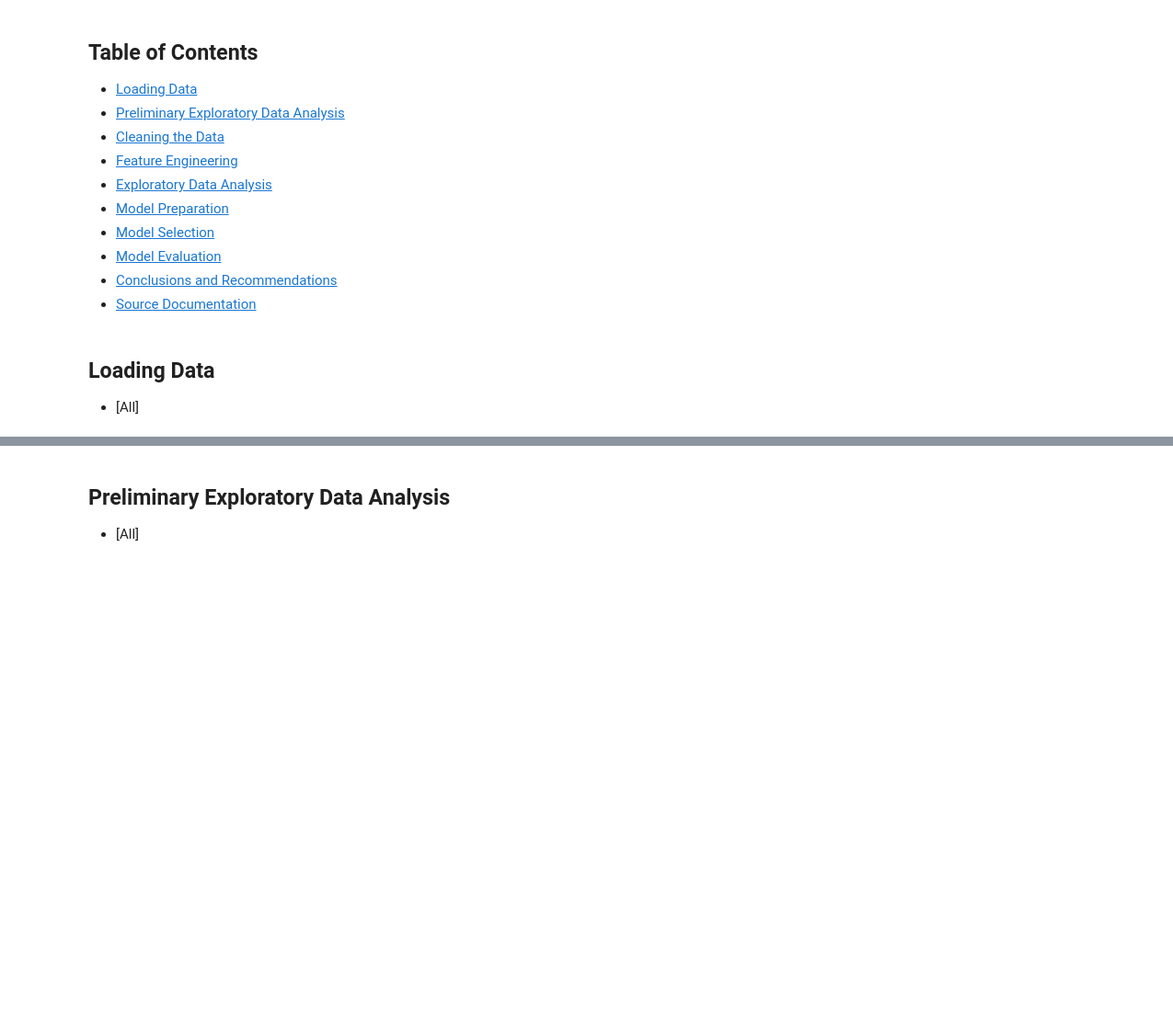
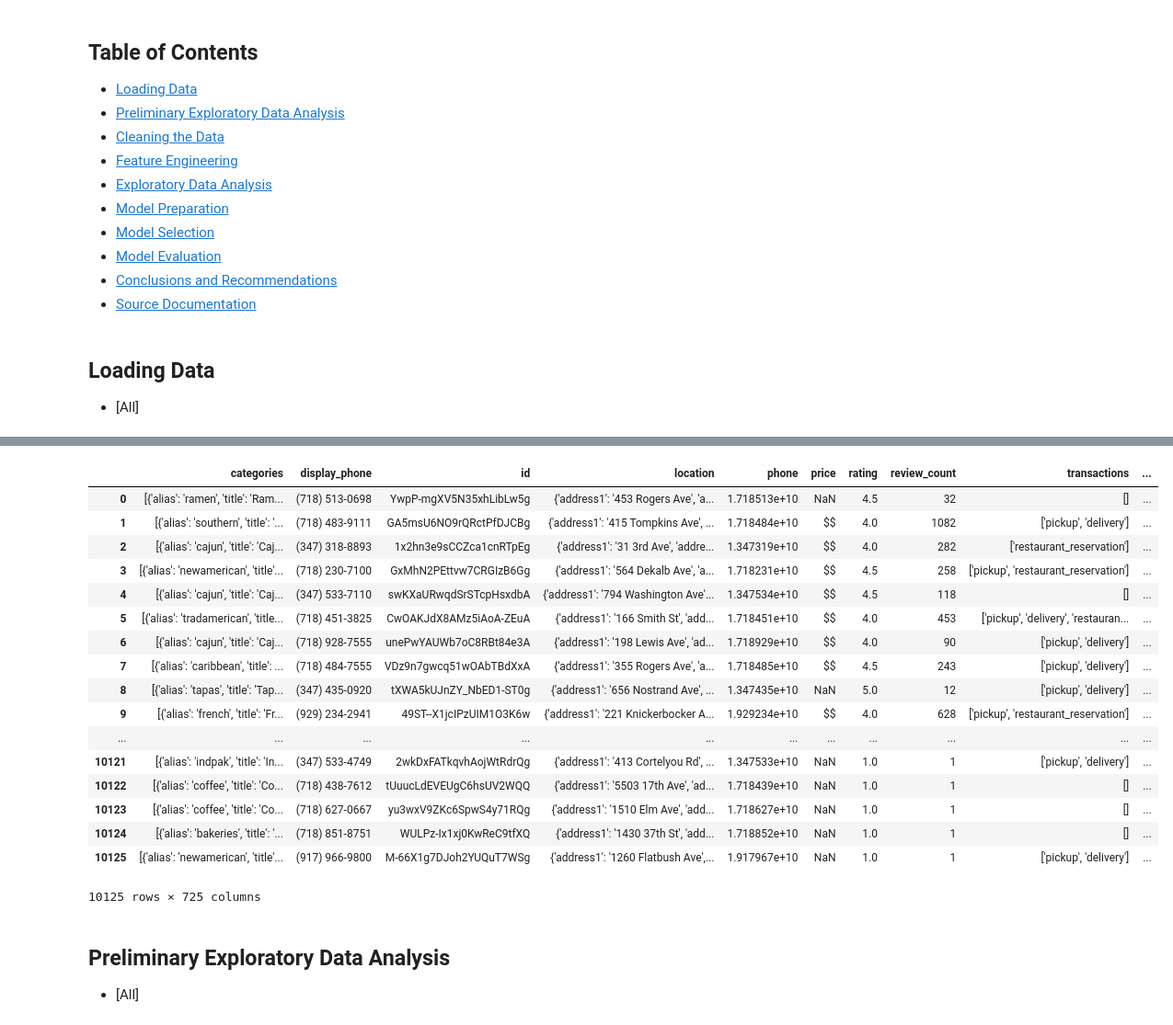
Before and after one commit to Shaddyjr/predicting_affluence_using_yelp, a Jupyter notebook: client_project_notebook.ipynb, the cells around one changed output, grey strips where cells are left out. Shown at 92% size. Saved outputs shown, nothing was run; the diff lists cells and outputs as text; code cells hidden in the pictures; blank space fills up the shorter version.

Commit message:
added EDA on dataframe

```diff
--- a/client_project_notebook.ipynb
+++ b/client_project_notebook.ipynb
@@ -50,3 +96,32 @@ df.head()
+# %%
+cateories_to_merge = category.drop(columns = ['first_category', 'second_category', 'third_category', 'fourth_category'])
+# %%
+nyc = pd.merge(left = nyc, right = cateories_to_merge, left_index = True, right_index = True)
+# %%
+nyc.drop(columns = ['alias', 'coordinates', 'distance', 'image_url', 'is_closed', 'name','url'], inplace = True)
+# %%
+nyc = pd.get_dummies(nyc, columns = ['first_category_alias', 'second_category_alias','third_category_alias'])
+# %%
+nyc
+# %% [output]
+|  | categories | display_phone | id | location | phone | price | rating | review_count | transactions | ... |
+| 0 | [{'alias': 'ramen', 'title': 'Ram... | (718) 513-0698 | YwpP-mgXV5N35xhLibLw5g | {'address1': '453 Rogers Ave', 'a... | 1.718513e+10 | NaN | 4.5 | 32 | [] | ... |
+| 1 | [{'alias': 'southern', 'title': '... | (718) 483-9111 | GA5msU6NO9rQRctPfDJCBg | {'address1': '415 Tompkins Ave', ... | 1.718484e+10 | $$ | 4.0 | 1082 | ['pickup', 'delivery'] | ... |
+| 2 | [{'alias': 'cajun', 'title': 'Caj... | (347) 318-8893 | 1x2hn3e9sCCZca1cnRTpEg | {'address1': '31 3rd Ave', 'addre... | 1.347319e+10 | $$ | 4.0 | 282 | ['restaurant_reservation'] | ... |
+| 3 | [{'alias': 'newamerican', 'title'... | (718) 230-7100 | GxMhN2PEttvw7CRGIzB6Gg | {'address1': '564 Dekalb Ave', 'a... | 1.718231e+10 | $$ | 4.5 | 258 | ['pickup', 'restaurant_reservation'] | ... |
+| 4 | [{'alias': 'cajun', 'title': 'Caj... | (347) 533-7110 | swKXaURwqdSrSTcpHsxdbA | {'address1': '794 Washington Ave'... | 1.347534e+10 | $$ | 4.5 | 118 | [] | ... |
+| 5 | [{'alias': 'tradamerican', 'title... | (718) 451-3825 | CwOAKJdX8AMz5iAoA-ZEuA | {'address1': '166 Smith St', 'add... | 1.718451e+10 | $$ | 4.0 | 453 | ['pickup', 'delivery', 'restauran... | ... |
+| 6 | [{'alias': 'cajun', 'title': 'Caj... | (718) 928-7555 | unePwYAUWb7oC8RBt84e3A | {'address1': '198 Lewis Ave', 'ad... | 1.718929e+10 | $$ | 4.0 | 90 | ['pickup', 'delivery'] | ... |
+| 7 | [{'alias': 'caribbean', 'title': ... | (718) 484-7555 | VDz9n7gwcq51wOAbTBdXxA | {'address1': '355 Rogers Ave', 'a... | 1.718485e+10 | $$ | 4.5 | 243 | ['pickup', 'delivery'] | ... |
+| 8 | [{'alias': 'tapas', 'title': 'Tap... | (347) 435-0920 | tXWA5kUJnZY_NbED1-ST0g | {'address1': '656 Nostrand Ave', ... | 1.347435e+10 | NaN | 5.0 | 12 | ['pickup', 'delivery'] | ... |
+| 9 | [{'alias': 'french', 'title': 'Fr... | (929) 234-2941 | 49ST--X1jcIPzUIM1O3K6w | {'address1': '221 Knickerbocker A... | 1.929234e+10 | $$ | 4.0 | 628 | ['pickup', 'restaurant_reservation'] | ... |
+| ... | ... | ... | ... | ... | ... | ... | ... | ... | ... | ... |
+| 10121 | [{'alias': 'indpak', 'title': 'In... | (347) 533-4749 | 2wkDxFATkqvhAojWtRdrQg | {'address1': '413 Cortelyou Rd', ... | 1.347533e+10 | NaN | 1.0 | 1 | ['pickup', 'delivery'] | ... |
+| 10122 | [{'alias': 'coffee', 'title': 'Co... | (718) 438-7612 | tUuucLdEVEUgC6hsUV2WQQ | {'address1': '5503 17th Ave', 'ad... | 1.718439e+10 | NaN | 1.0 | 1 | [] | ... |
+| 10123 | [{'alias': 'coffee', 'title': 'Co... | (718) 627-0667 | yu3wxV9ZKc6SpwS4y71RQg | {'address1': '1510 Elm Ave', 'add... | 1.718627e+10 | NaN | 1.0 | 1 | [] | ... |
+| 10124 | [{'alias': 'bakeries', 'title': '... | (718) 851-8751 | WULPz-Ix1xj0KwReC9tfXQ | {'address1': '1430 37th St', 'add... | 1.718852e+10 | NaN | 1.0 | 1 | [] | ... |
+| 10125 | [{'alias': 'newamerican', 'title'... | (917) 966-9800 | M-66X1g7DJoh2YUQuT7WSg | {'address1': '1260 Flatbush Ave',... | 1.917967e+10 | NaN | 1.0 | 1 | ['pickup', 'delivery'] | ... |
+10125 rows × 725 columns
 # %% [markdown]
 ## Preliminary Exploratory Data Analysis
 - [All]
```
Also changed, not shown: parts of 17 cells of this notebook.
